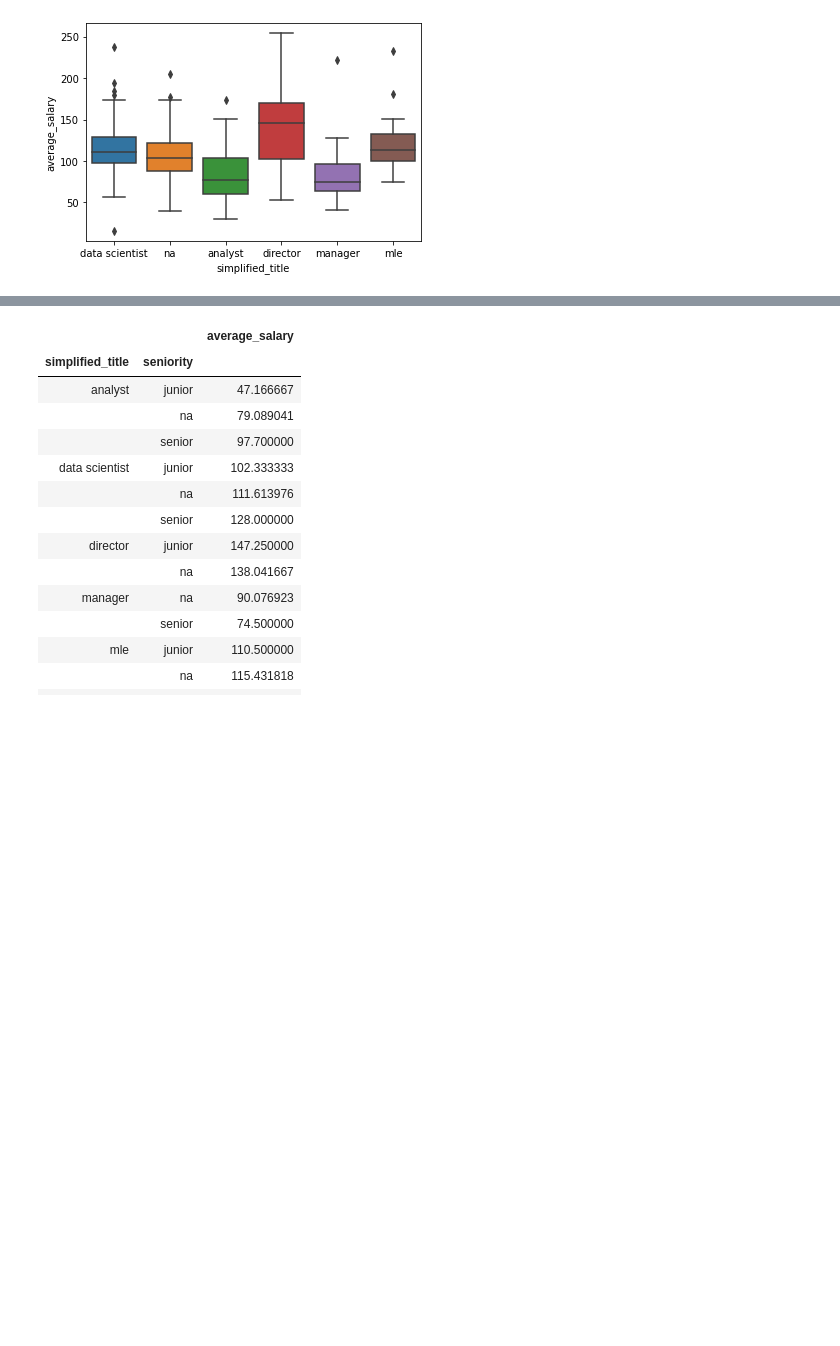
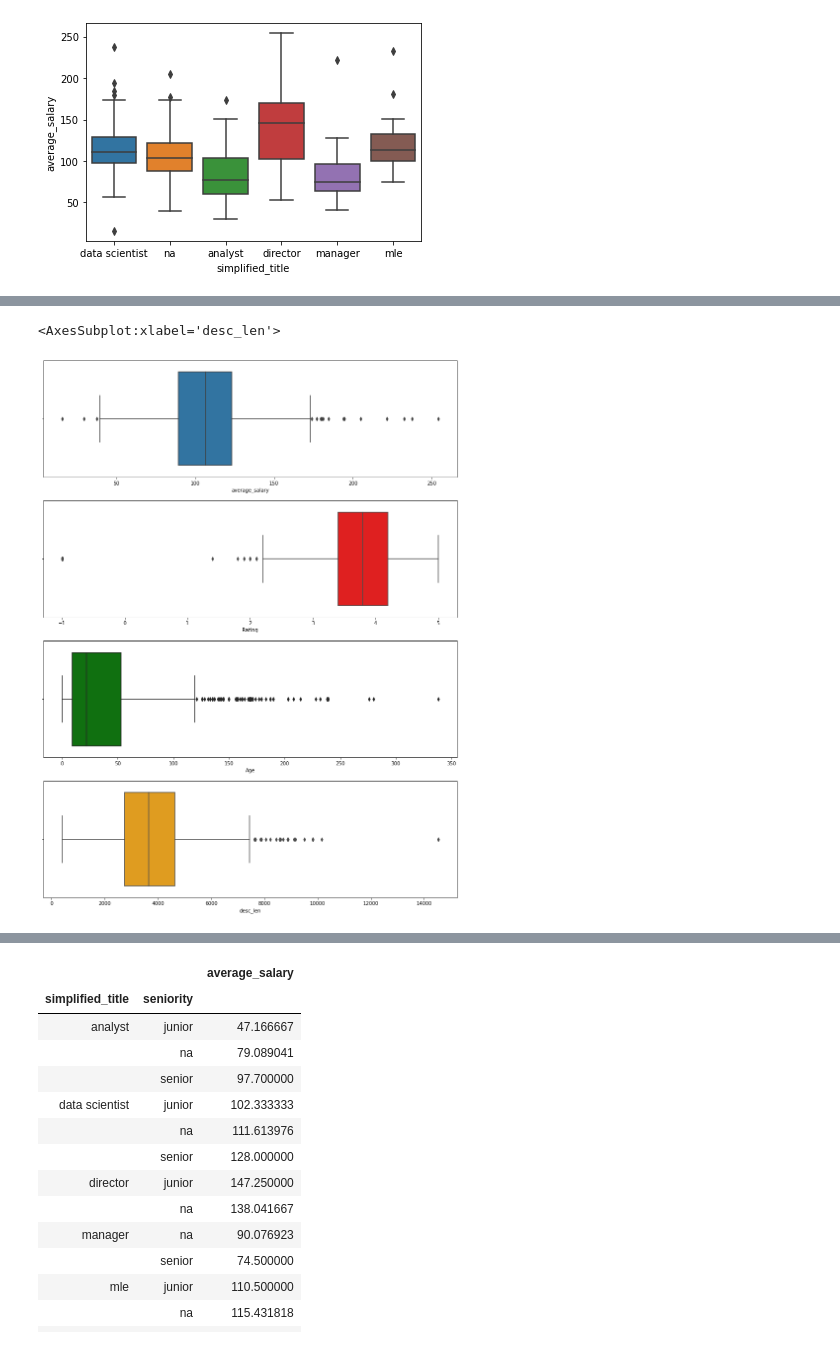
Before and after one commit to k-falk/ds_salary_proj, a Jupyter notebook: eda.ipynb, the cells around one changed output, grey strips where cells are left out. Drawn from its saved outputs; the diff is of its cells as text; code cells hidden in the pictures; blank space fills up the shorter version.

```diff
--- a/eda.ipynb
+++ b/eda.ipynb
@@ -178,0 +209,16 @@ corr = df[['Age', 'average_salary','Rating', 'desc_len']].corr()
+# %%
+import numpy as np
+
+fig, axs = plt.subplots(4)
+
+fig.set_figheight(20)
+fig.set_figwidth(15)
+#df_num.apply(lambda x: (x - np.mean(x)) / (np.max(x) - np.min(x)))
+df_num = df[['average_salary', 'Rating', 'Revenue', 'Age', 'desc_len']]
+sns.boxplot(x= 'average_salary', data = df_num, ax=axs[0])
+sns.boxplot(x= 'Rating', data = df_num, ax=axs[1], color = 'Red')
+sns.boxplot(x= 'Age', data = df_num, ax=axs[2], color = 'Green')
+sns.boxplot(x= 'desc_len', data = df_num, ax=axs[3], color = 'Orange')
+# %% [output]
+<AxesSubplot:xlabel='desc_len'>
+[figure, added]
```
Also changed, not shown: parts of 47 cells of this notebook, 1 other file.
